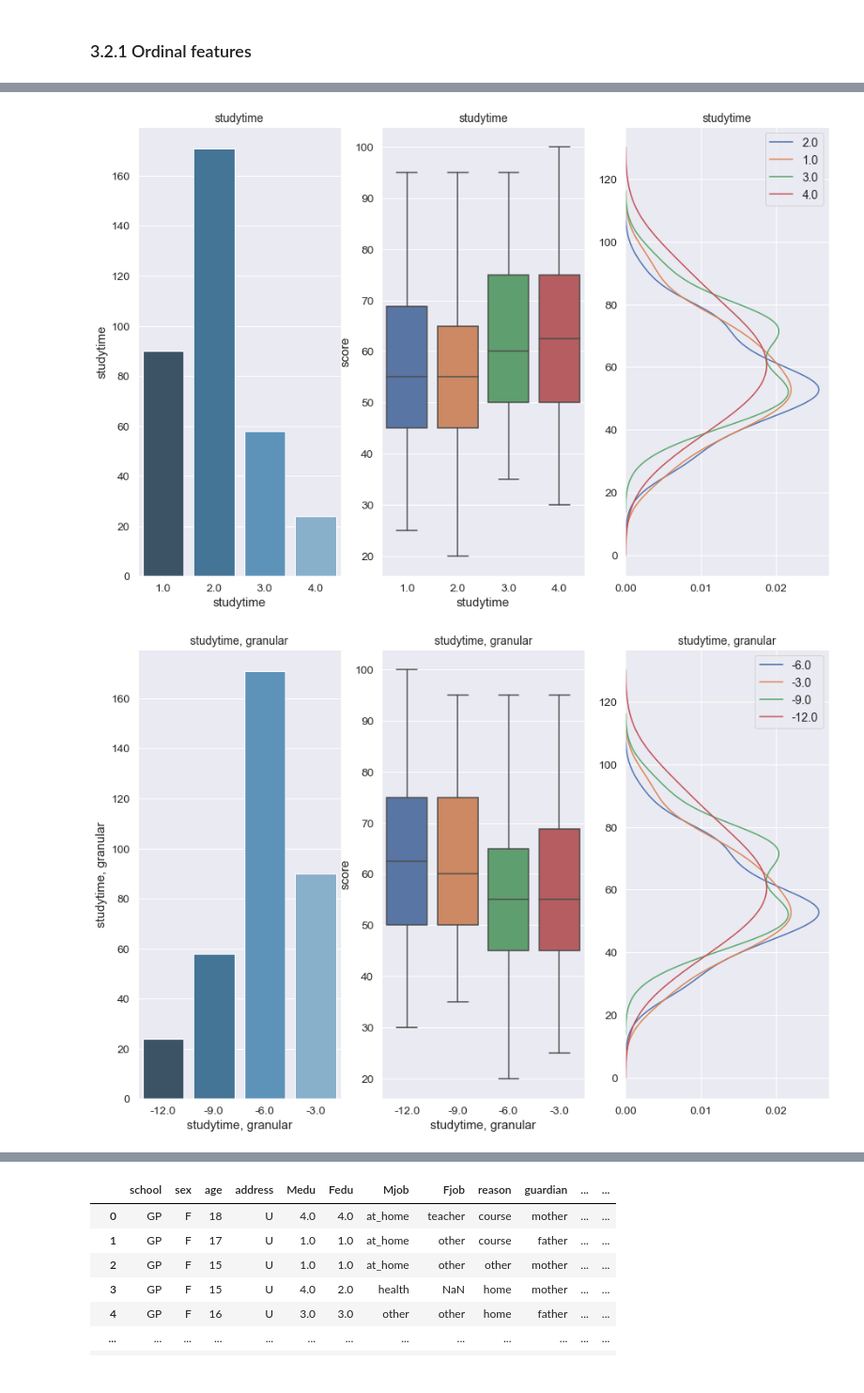
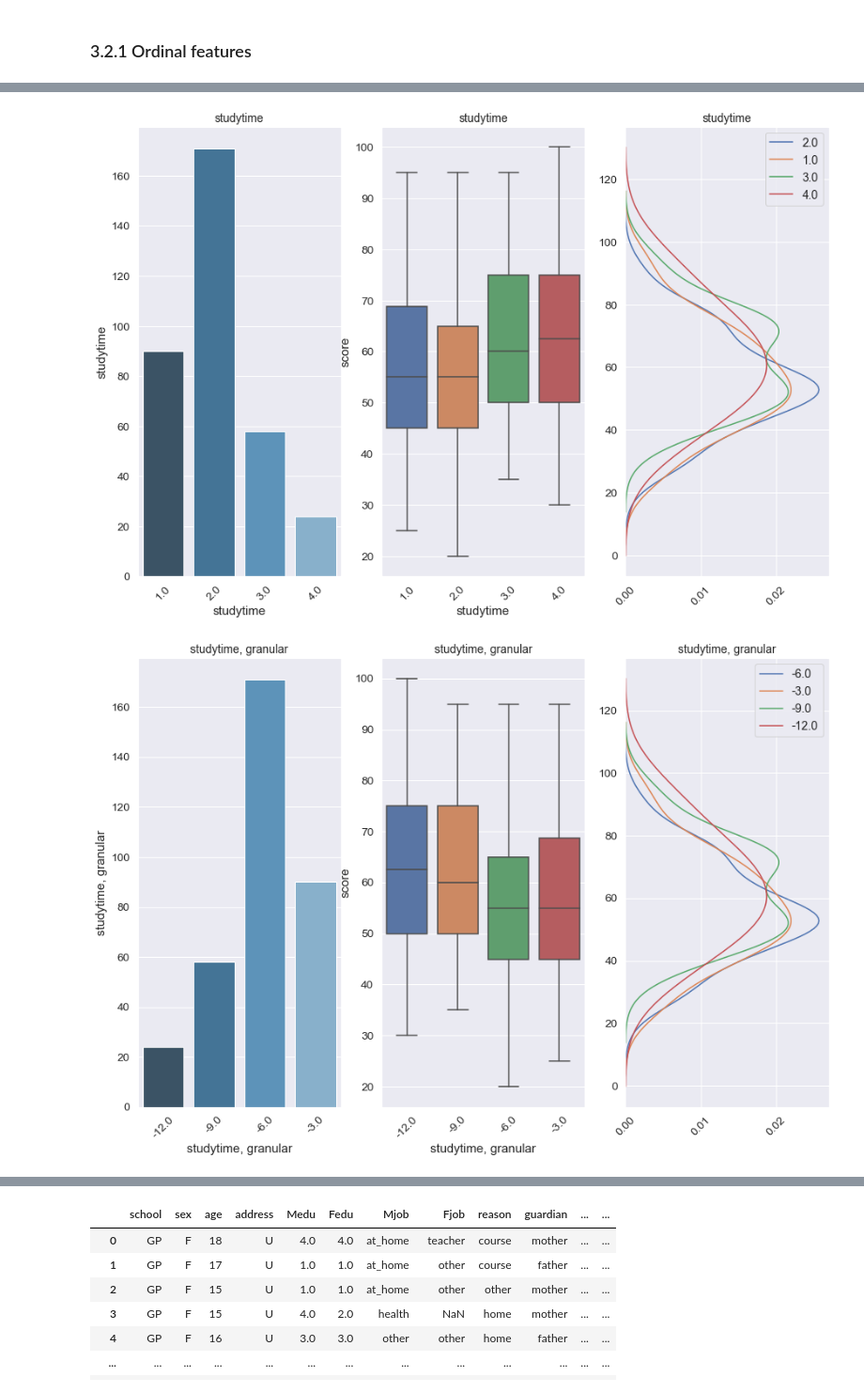
Before and after one commit to DenisRyzhov/Exploratory-data-analysis-for-Real-Data-Science-course-of-SkillFactory, a Jupyter notebook: Ryzhov_Denis_RDS2_EDA.ipynb, the cells around one changed output, grey strips where cells are left out. Shown at 94% size. Saved outputs shown, nothing was run; the diff lists cells and outputs as text; code cells hidden in the pictures.

```diff
--- a/Ryzhov_Denis_RDS2_EDA.ipynb
+++ b/Ryzhov_Denis_RDS2_EDA.ipynb
@@ -593,0 +503,3 @@ While there are 2 variables: ['Fedu', 'famrel'], which have maximal number of un
+# %%
+for item in features_numerical:
+    num_variable_analysis(data_present, item, target_name)
@@ -593,0 +559,14 @@ While there are 2 variables: ['Fedu', 'famrel'], which have maximal number of un
+# %%
+# Since the feature 'absences' has 10 missing values
+# do not drop anomalies like this:
+#
+# data_present = data_present[ data_present['absences'] <= 100 ]
+#
+# because you will also drop missing values.
+
+
+indices_to_drop = data_present[ data_present['absences'] > 100 ]['absences'].index
+data_present = data_present.drop(index=indices_to_drop)#.reset_index()
+
+print("There are {} entities in dataset now.".format( len(data_present) ))
+# data_present
@@ -593,0 +579,7 @@ While there are 2 variables: ['Fedu', 'famrel'], which have maximal number of un
+# %%
+categorical_unique_dict = dict()
+for item in features_categorical:
+    categorical_unique_dict[item] = data_present[item].nunique()
+
+categorical_unique = pd.Series(categorical_unique_dict, index=categorical_unique_dict.keys()).sort_values(ascending=False)
+categorical_unique
@@ -609,12 +628,15 @@ def ordinal_variable_analysis(df, item, target_name):
 
     # ==== FIG 1 (barplot)
     bar_data = df.groupby(item)[item].count()
-    sns.barplot(x=bar_data.index, y=bar_data, ax = axes[0], palette="Blues_d")
+    br_plot = sns.barplot(x=bar_data.index, y=bar_data, ax = axes[0], palette="Blues_d")
+    br_plot.set_xticklabels(bar_data.index, rotation=45)
     axes[0].set_title(item, fontsize=FONT_SIZE)
 
 
     # ==== FIG 2 (boxplots for classes)
-    sns.boxplot(x=item, y=target_name, data=df, ax=axes[1])
+    bx_plot = sns.boxplot(x=item, y=target_name, data=df, ax=axes[1])
+    bx_plot.set_xticklabels(bar_data.index, rotation=45)
+    plt.xticks(rotation=45)
     axes[1].set_title(item, fontsize=FONT_SIZE)
 
 
@@ -631,17 +653,17 @@ def ordinal_variable_analysis(df, item, target_name):
 
     print("==== {} ====\n".format(item))
     if item != target_name:
-        print("Pearson correlation coefficient of '{}' and '{}' is {:.4f}."
+        print("Pearson correlation coefficient between '{}' and '{}' is {:.4f}."
               .format( item,
                       target_name,
-                      np.array(stud_math_present[[item, target_name]].corr())[0, 1] ), "\n")
+                      np.array(df[[item, target_name]].corr())[0, 1] ), "\n")
 
     print(bar_data, "\n")
 
     print("There are {} missing values in '{}'.".format( df[item].isna().sum(), item ), '\n'*2)
 # %%
 for item in features_ordinal:
-    ordinal_variable_analysis(stud_math_present, item, target_name)
+    ordinal_variable_analysis(data_present, item, target_name)
 # %% [output]
 ==== Medu ====
 
@@ -696,2 +718,2 @@ There are 13 missing values in 'health'.
-[figure, old version]
+[figure, new version]
-[figure, old version]
+[figure, new version]
```
Also changed, not shown: parts of 287 cells of this notebook.
